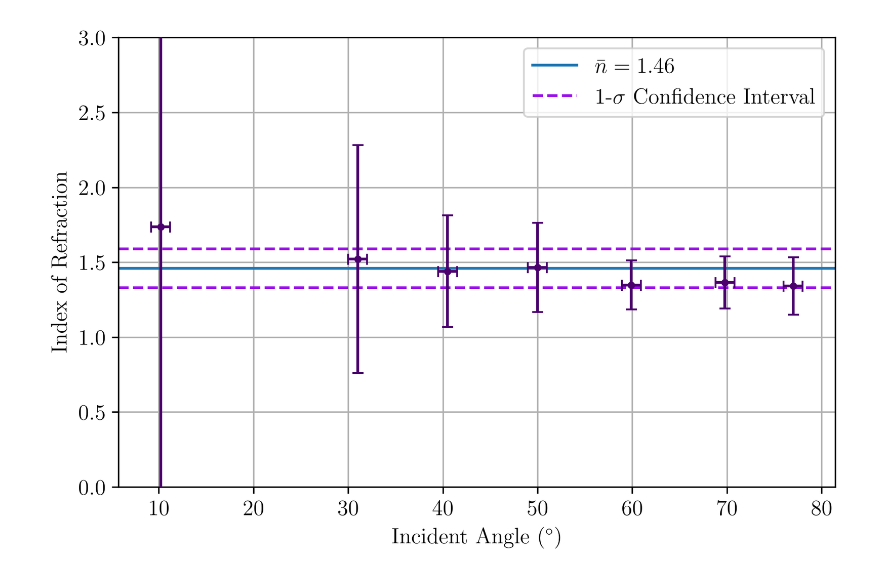
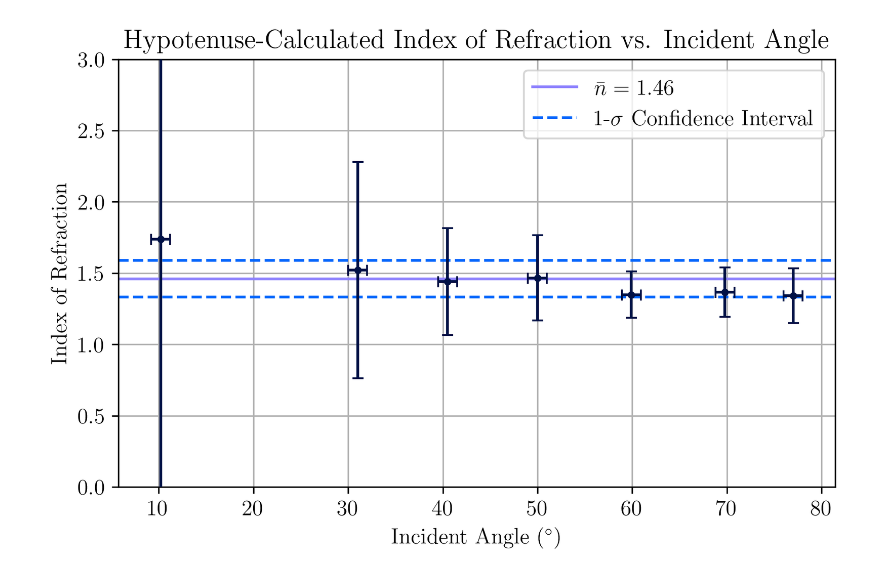
Before and after one commit to mlumminger/Physics-5CL, a Jupyter notebook: Lab 0/lab0_exp4.ipynb, the cells around one changed output. Drawn from its saved outputs; the diff is of its cells as text; code cells hidden in the pictures.

```diff
--- a/Lab 0/lab0_exp4.ipynb
+++ b/Lab 0/lab0_exp4.ipynb
@@ -50,22 +49,25 @@ print(n_err)
 # %%
 fig, ax = plt.subplots(figsize=(6, 4), layout="constrained")
 
-ax.errorbar(np.rad2deg(theta), n, n_err, np.rad2deg(theta_err), fmt = 'o', markersize = 3, capsize = 3, color = 'xkcd:royal purple', zorder=10)
+ax.errorbar(np.rad2deg(theta), n, n_err, np.rad2deg(theta_err), fmt = 'o', markersize = 3, capsize = 3, color = 'xkcd:navy blue', zorder=10)
 
-ax.axhline(np.mean(n), label=rf"$\bar{{n}} = {np.mean(n):0.2f}$")
+ax.axhline(np.mean(n), color="xkcd:periwinkle", label=rf"$\bar{{n}} = {np.mean(n):0.2f}$")
 
-ax.axhline(np.mean(n) - np.std(n), linestyle="dashed", color = "xkcd:violet")
-ax.axhline(np.mean(n) + np.std(n), linestyle="dashed", color = "xkcd:violet", label=rf"1-$\sigma$ Confidence Interval")
+ax.axhline(np.mean(n) - np.std(n), linestyle="dashed", color = "xkcd:bright blue")
+ax.axhline(np.mean(n) + np.std(n), linestyle="dashed", color = "xkcd:bright blue", label=rf"1-$\sigma$ Confidence Interval")
 
 
 ax.set_ylim(0, 3)
 
 ax.set_title(r"")
 ax.set_xlabel(r"Incident Angle $(^\circ)$")
 ax.set_ylabel(r"Index of Refraction")
 ax.grid()
 ax.legend()
 
+ax.set_title(rf"Hypotenuse-Calculated Index of Refraction vs. Incident Angle")
+
+
 fig.savefig("exp4_plot.png", dpi=400)
 # %% [output]
-[figure, old version]
+[figure, new version]
```
Also changed, not shown: parts of 2 cells of this notebook, 16 other files.
